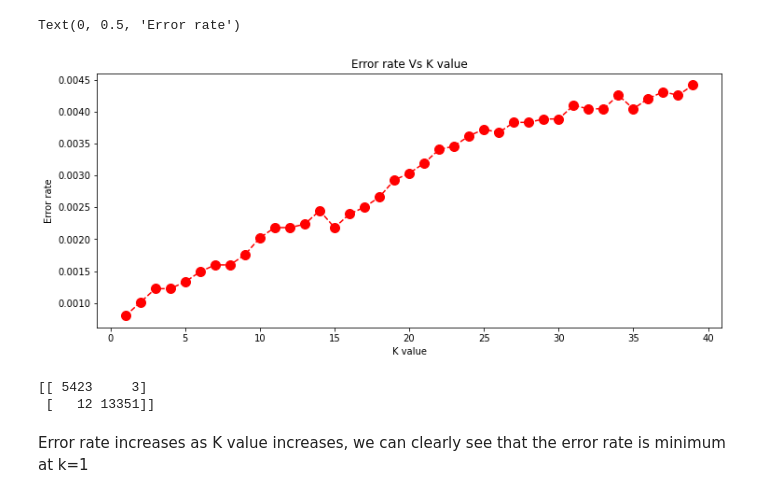
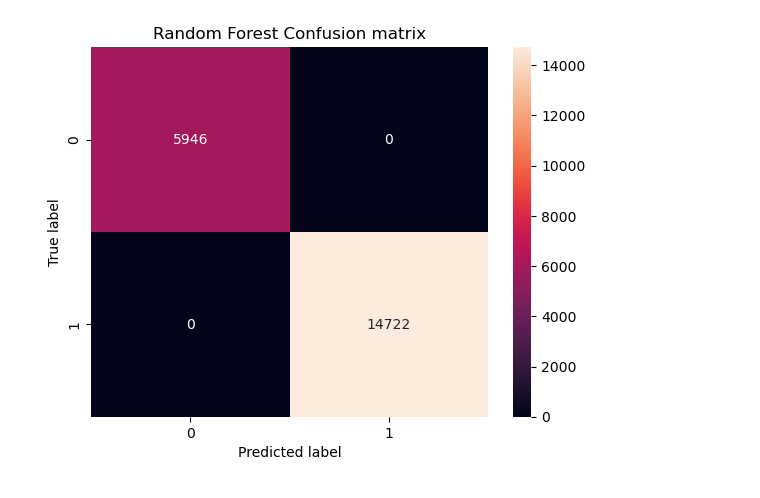
Before and after one commit to swati2406/Smoke-detection-analysis, a Jupyter notebook: Smoke_detection.ipynb, the cells around one changed output. Saved outputs shown, nothing was run; the diff lists cells and outputs as text; code cells hidden in the pictures.

Commit message:
Added various other classification models

```diff
--- a/Smoke_detection.ipynb
+++ b/Smoke_detection.ipynb
@@ -98,4 +179,5 @@ df_scaled = pd.DataFrame(scaled_features,columns=df.columns[:-1])
 # %%
-#Train_test split
-from sklearn.model_selection import train_test_split
-X_train,X_test,y_train,y_test = train_test_split(df_scaled,df['Fire Alarm'],test_size=0.3,random_state=42)
+lr = LogisticRegression()
+lr.fit(X_smote, y_smote)
+y_pred_lr = lr.predict(X_test)
+print(classification_report(y_test, y_pred_lr))
@@ -102,3 +193,6 @@ X_train,X_test,y_train,y_test = train_test_split(df_scaled,df['Fire Alarm'],test
 # %%
-sb.pairplot(X_train.join(y_train),hue='Fire Alarm')
+knn = KNeighborsClassifier()
+knn.fit(X_smote,y_smote)
+y_pred_knn = knn.predict(X_test)
+print(classification_report(y_test,y_pred_knn))
 # %% [output]
@@ -106,0 +207,5 @@ sb.pairplot(X_train.join(y_train),hue='Fire Alarm')
+# %%
+dt = DecisionTreeClassifier()
+dt.fit(X_smote,y_smote)
+y_pred_dt = dt.predict(X_test)
+print(classification_report(y_test,y_pred_dt))
@@ -107,6 +221,6 @@ sb.pairplot(X_train.join(y_train),hue='Fire Alarm')
 # %%
-# Using KNN classifier starting with n=1
-from sklearn.neighbors import KNeighborsClassifier
-knn = KNeighborsClassifier(n_neighbors=1)
-knn.fit(X_train,y_train)
+rf = RandomForestClassifier()
+rf.fit(X_smote,y_smote)
+y_pred_rf = rf.predict(X_test)
+print(classification_report(y_test,y_pred_rf))
 # %% [output]
@@ -140,16 +275,8 @@ for i in range(1,40):
 # %%
-plt.figure(figsize=(12,5))
-plt.plot(range(1,40),error_arr,color='red',linestyle='dashed',marker='o',markerfacecolor='red',markersize=10)
-plt.title('Error rate Vs K value')
-plt.xlabel('K value')
-plt.ylabel('Error rate')
+sb.heatmap(confusion_matrix(y_test,y_pred_rf),annot=True,fmt = "d")
+plt.title('Random Forest Confusion matrix')
+plt.ylabel('True label')
+plt.xlabel('Predicted label')
+plt.show()
 # %% [output]
-Text(0, 0.5, 'Error rate')
-[figure, old version]
+[figure, new version]
-# %%
-print(confusion_matrix(y_predict,y_test))
-# %% [output]
-[[ 5423     3]
- [   12 13351]]
-# %% [markdown]
-Error rate increases as K value increases, we can clearly see that the error rate is minimum at k=1
```
Also changed, not shown: parts of 38 cells of this notebook.
